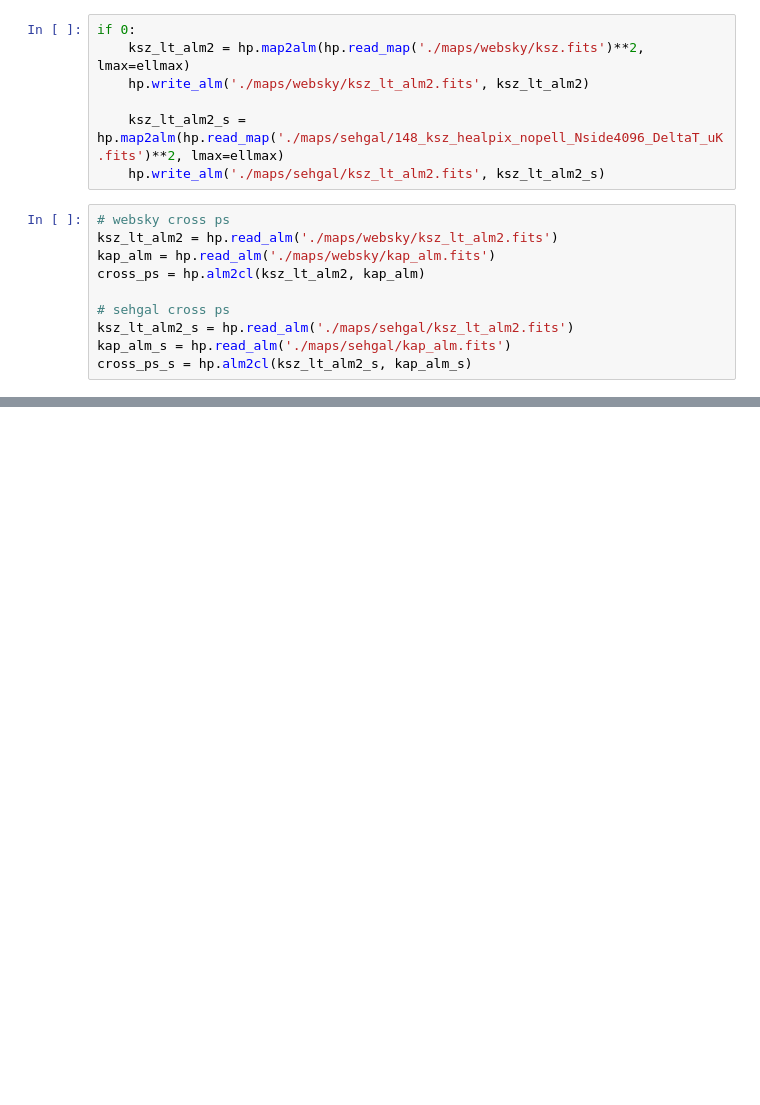
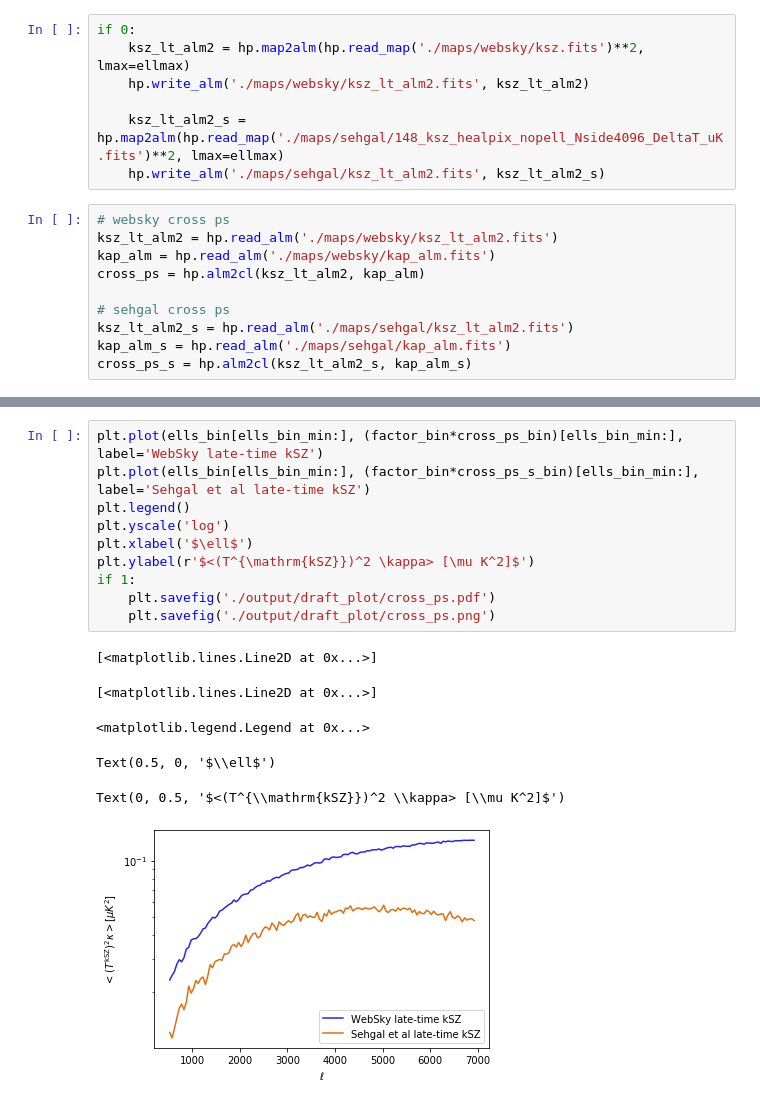
Before and after one commit to catketchup/ksz_lens, a Jupyter notebook: ps.ipynb, the cells around one changed output, grey strips where cells are left out. Drawn from its saved outputs; the diff is of its cells as text; blank space fills up the shorter version.

```diff
--- a/ps.ipynb
+++ b/ps.ipynb
@@ -113,0 +156,17 @@ numpy.ndarray
+# %%
+plt.plot(ells_bin[ells_bin_min:], (factor_bin*cross_ps_bin)[ells_bin_min:], label='WebSky late-time kSZ')
+plt.plot(ells_bin[ells_bin_min:], (factor_bin*cross_ps_s_bin)[ells_bin_min:], label='Sehgal et al late-time kSZ')
+plt.legend()
+plt.yscale('log')
+plt.xlabel('$\ell$')
+plt.ylabel(r'$<(T^{\mathrm{kSZ}})^2 \kappa> [\mu K^2]$')
+if 1:
+    plt.savefig('./output/draft_plot/cross_ps.pdf')
+    plt.savefig('./output/draft_plot/cross_ps.png')
+# %% [output]
+[<matplotlib.lines.Line2D at 0x...>]
+[<matplotlib.lines.Line2D at 0x...>]
+<matplotlib.legend.Legend at 0x...>
+Text(0.5, 0, '$\\ell$')
+Text(0, 0.5, '$<(T^{\\mathrm{kSZ}})^2 \\kappa> [\\mu K^2]$')
+[figure, added]
```
Also changed, not shown: parts of 10 cells of this notebook, 8 other files.
